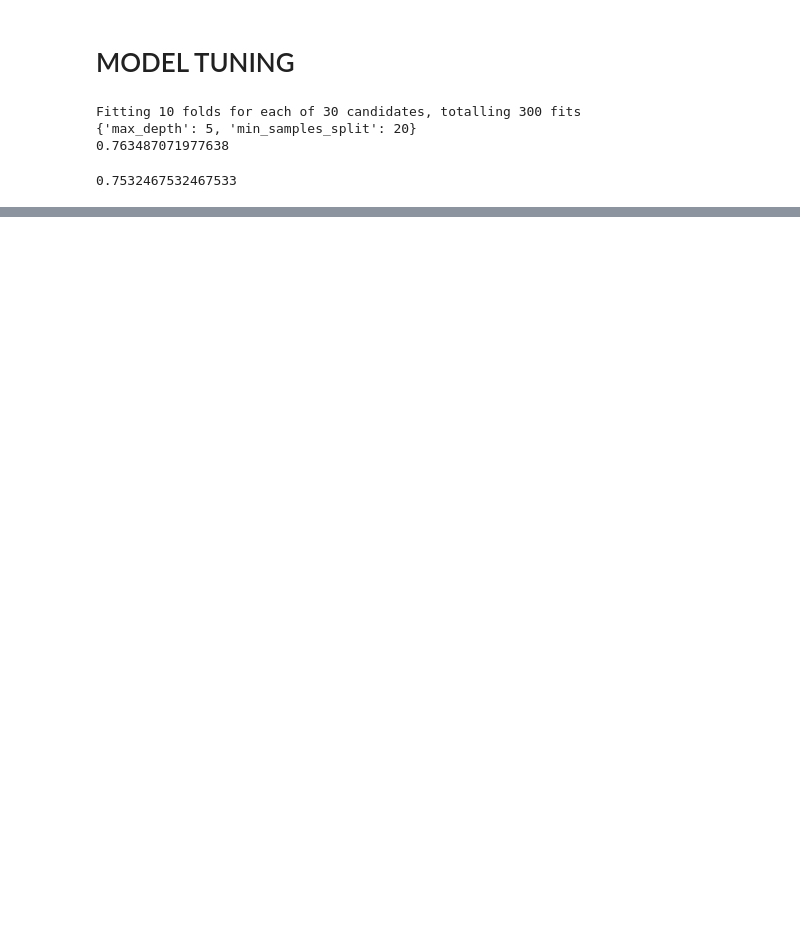
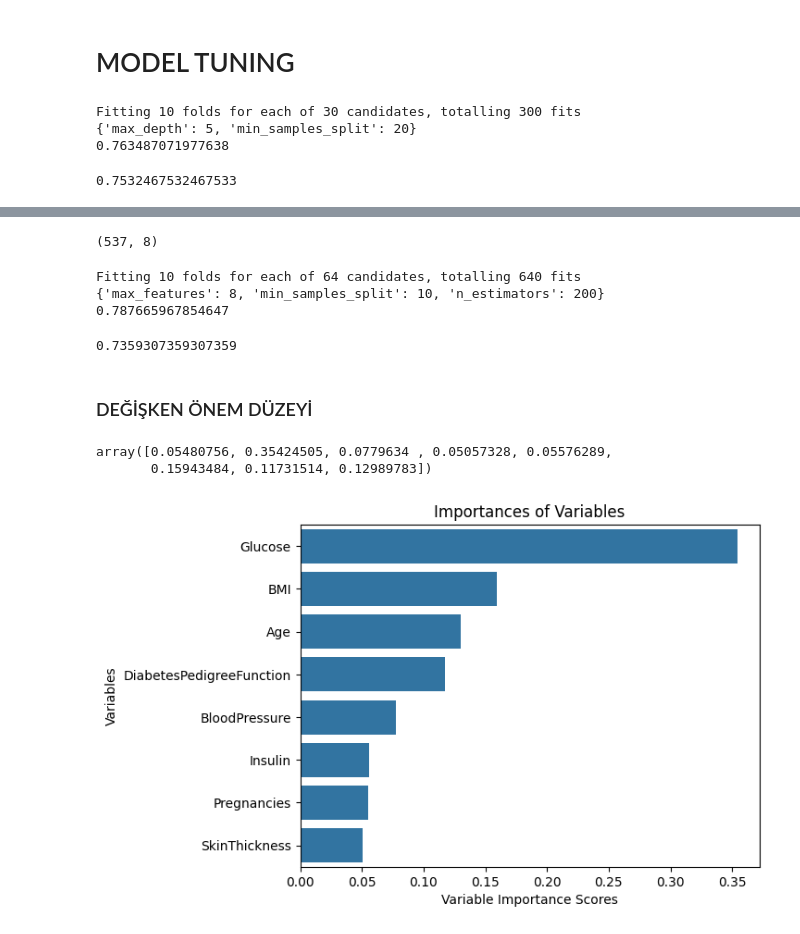
Before and after one commit to giraydorukyurt7/Data_Science-And-Artificial_Intelligence-Journeys, a Jupyter notebook: Machine_Learning/classification/classification.ipynb, the cells around one changed output, grey strips where cells are left out. Cells and saved outputs as stored; diff of their text form; code cells hidden in the pictures; blank space fills up the shorter version.

```diff
--- a/Machine_Learning/classification/classification.ipynb
+++ b/Machine_Learning/classification/classification.ipynb
@@ -571,0 +579,7 @@ accuracy_score(Y_test,y_pred)
+# %%
+Y = df["Outcome"]
+X = df.drop(["Outcome"], axis=1)
+X_train, X_test, Y_train, Y_test = train_test_split(X,
+                                                    Y,
+                                                    test_size=0.30,
+                                                    random_state=42)
@@ -571,0 +618,49 @@ accuracy_score(Y_test,y_pred)
+# %%
+X_train.shape # max_features değişken sayısı max 8
+# %% [output]
+(537, 8)
+# %%
+rf = RandomForestClassifier()
+rf_params = {"n_estimators"     : [100,200,500,1000],
+             "max_features"      : [3,5,7,8],
+             "min_samples_split": [2,5,10,20]}
+
+rf_cv_model = GridSearchCV(rf, rf_params, cv=10, n_jobs=-1, verbose=2).fit(X_train,Y_train)
+
+print(rf_cv_model.best_params_)
+print(rf_cv_model.best_score_)
+# %% [output]
+Fitting 10 folds for each of 64 candidates, totalling 640 fits
+{'max_features': 8, 'min_samples_split': 10, 'n_estimators': 200}
+0.787665967854647
+# %%
+#final
+rf_tuned = RandomForestClassifier(n_estimators      = 100,
+                                  max_features      = 8,
+                                  min_samples_split = 2).fit(X_train,Y_train)
+
+y_pred = rf_tuned.predict(X_test)
+accuracy_score(Y_test,y_pred)
+# %% [output]
+0.7359307359307359
+# %% [markdown]
+### DEĞİŞKEN ÖNEM DÜZEYİ
+# %%
+rf_tuned.feature_importances_
+# %% [output]
+array([0.05480756, 0.35424505, 0.0779634 , 0.05057328, 0.05576289,
+       0.15943484, 0.11731514, 0.12989783])
+# %%
+feature_imp = pd.Series(rf_tuned.feature_importances_,
+                          index=X_train.columns).sort_values(ascending=False)
+
+
+
+sns.barplot(x=feature_imp, y=feature_imp.index)
+
+plt.xlabel("Variable Importance Scores")
+plt.ylabel("Variables")
+plt.title("Importances of Variables")
+plt.show()
+# %% [output]
+[figure, added]
```
Also changed, not shown: parts of 67 cells of this notebook, 19 other files.
